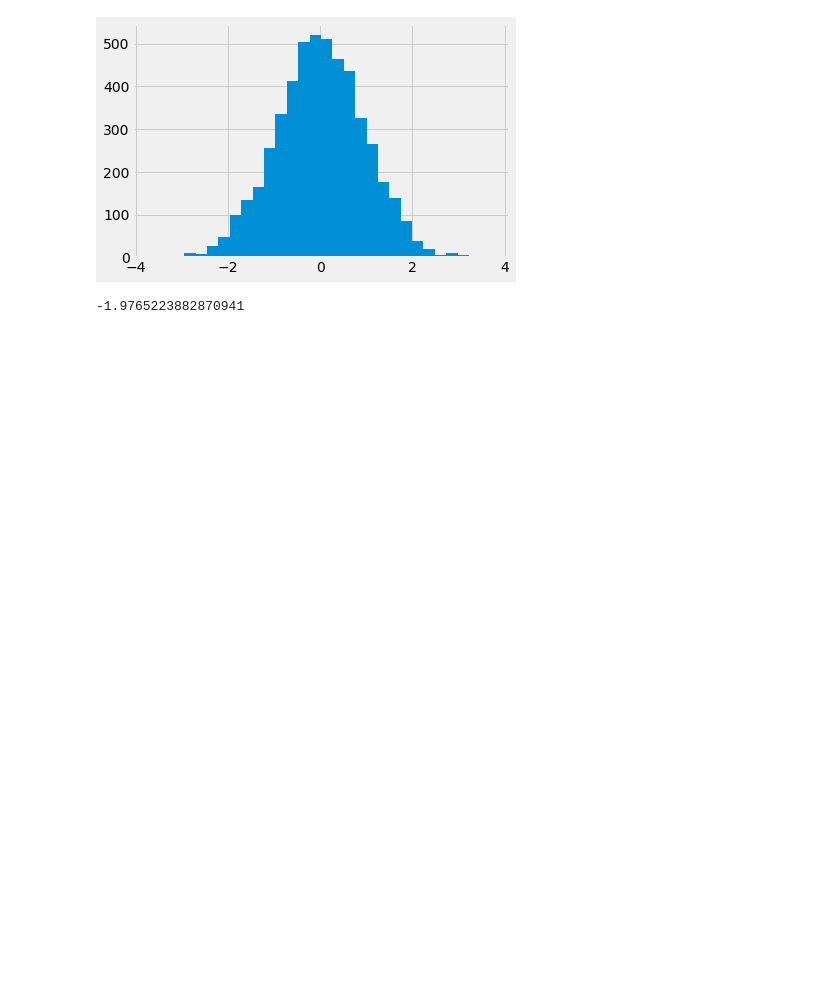
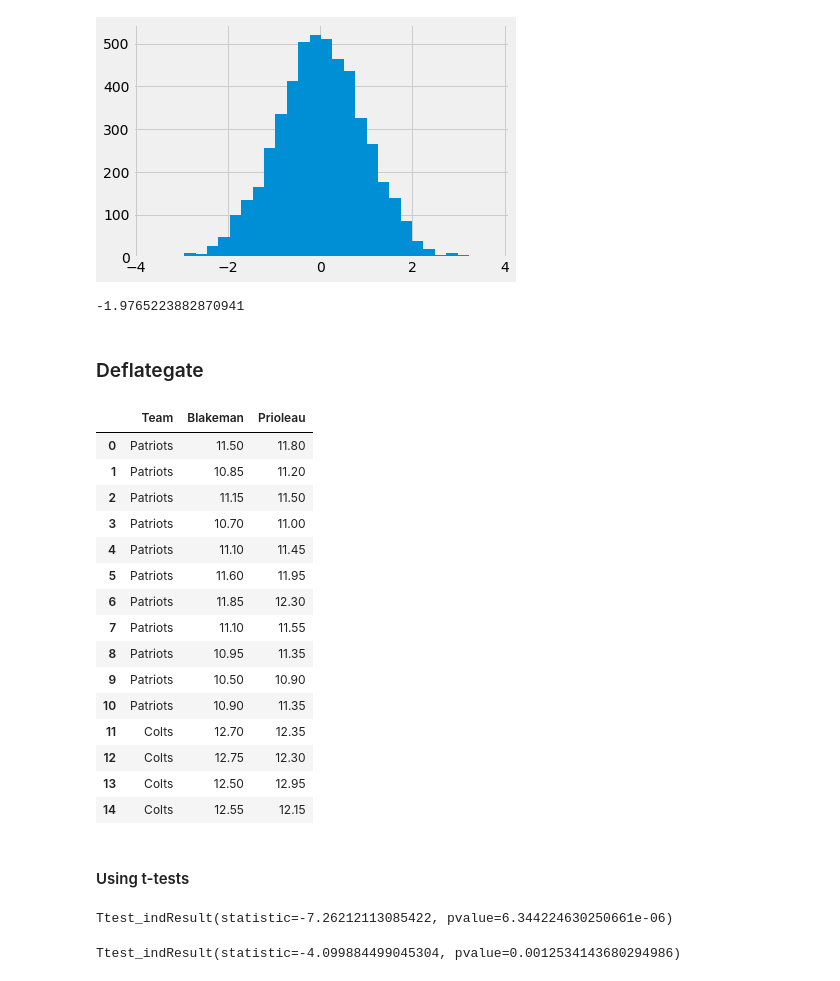
Before and after one commit to pmgasper/Berkeley_DataScience, a Jupyter notebook: c2_lec8_ABtesting.ipynb, the cells around one changed output. Drawn from its saved outputs; the diff is of its cells as text; code cells hidden in the pictures; blank space fills up the shorter version.

```diff
--- a/c2_lec8_ABtesting.ipynb
+++ b/c2_lec8_ABtesting.ipynb
@@ -12,6 +12,6 @@ import seaborn as sns
 from scipy import stats
 
 plt.style.use('fivethirtyeight')
-pd.options.display.float_format = '{:,.2f}'.format
+pd.options.display.float_format = '{:,.3f}'.format
 pd.set_option('max_columns', 50)
 pd.set_option('max_rows', 9)
@@ -227,3 +227,29 @@ nonsmoker = baby.loc[baby['Maternal Smoker'] == False]['Gestational Days']
 smoker.mean() - nonsmoker.mean()
 # %% [output]
 -1.9765223882870941
+# %% [markdown]
+### Deflategate
+# %%
+deflate_data = pd.read_csv('data/deflategate.csv')
+
+with pd.option_context('max_row', None):
+    display(deflate_data)
+# %% [output]
+|  | Team | Blakeman | Prioleau |
+| 0 | Patriots | 11.50 | 11.80 |
+| 1 | Patriots | 10.85 | 11.20 |
+| 2 | Patriots | 11.15 | 11.50 |
+| 3 | Patriots | 10.70 | 11.00 |
+| 4 | Patriots | 11.10 | 11.45 |
+| 5 | Patriots | 11.60 | 11.95 |
+| 6 | Patriots | 11.85 | 12.30 |
+| 7 | Patriots | 11.10 | 11.55 |
+| 8 | Patriots | 10.95 | 11.35 |
+| 9 | Patriots | 10.50 | 10.90 |
+| 10 | Patriots | 10.90 | 11.35 |
+| 11 | Colts | 12.70 | 12.35 |
+| 12 | Colts | 12.75 | 12.30 |
+| 13 | Colts | 12.50 | 12.95 |
+| 14 | Colts | 12.55 | 12.15 |
+# %% [markdown]
+#### Using t-tests
@@ -229,0 +263,4 @@ smoker.mean() - nonsmoker.mean()
+# %%
+stats.ttest_ind(pats_blakeman_data, colts_blakeman_data)
+# %% [output]
+Ttest_indResult(statistic=-7.26212113085422, pvalue=6.344224630250661e-06)
@@ -229,0 +274,4 @@ smoker.mean() - nonsmoker.mean()
+# %%
+stats.ttest_ind(pats_prioleau_data, colts_prioleau_data)
+# %% [output]
+Ttest_indResult(statistic=-4.099884499045304, pvalue=0.0012534143680294986)
```
Also changed, not shown: parts of 19 cells of this notebook, 2 other files.
